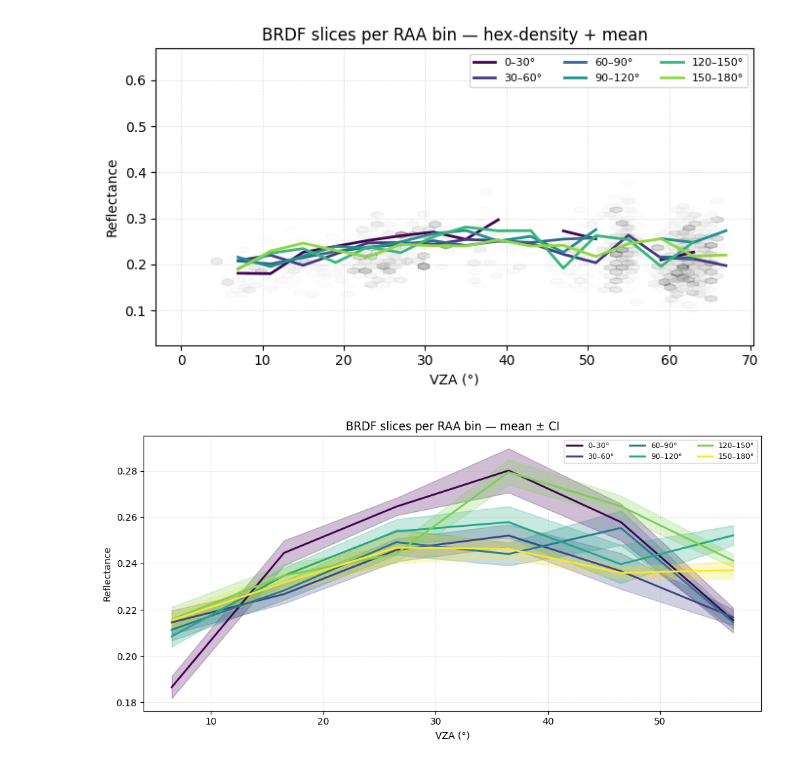
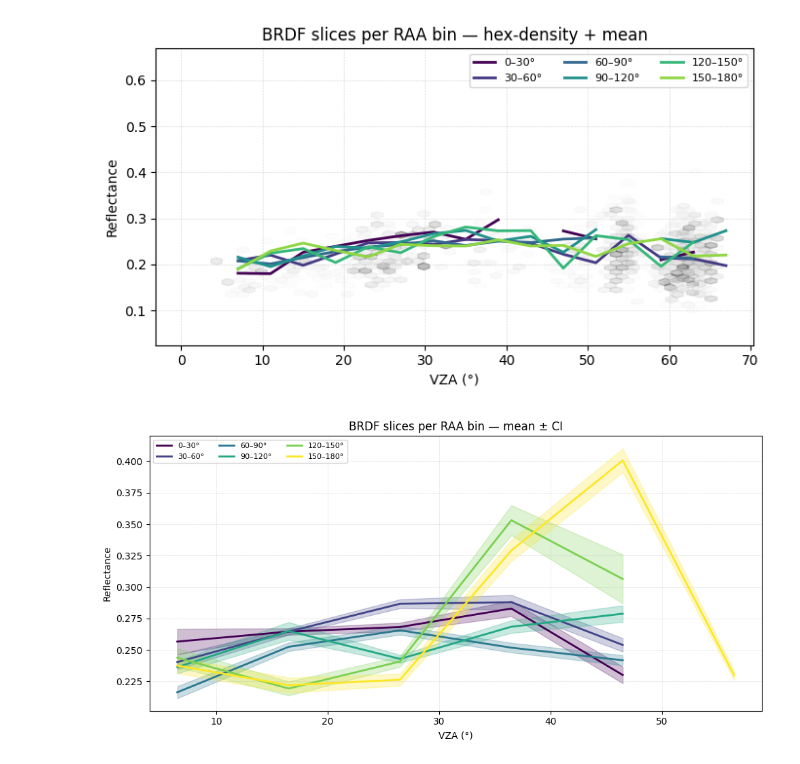
Before and after one commit to ReneHeim/proj_on_uav, a Jupyter notebook: Documentation/Notebooks/Polar Plots.ipynb, the cells around one changed output. Cells and saved outputs as stored; diff of their text form; code cells hidden in the pictures.

```diff
--- a/Documentation/Notebooks/Polar Plots.ipynb
+++ b/Documentation/Notebooks/Polar Plots.ipynb
@@ -5,7 +5,7 @@ import polars as pl
 import scipy as sp
 import sklearn as sk
 # %%
-df = pl.read_parquet(r'D:\20240826_week8\metashape\20241029_products_uav_data\output\extract\polygon_df\plot_10.parquet')
+df = pl.read_parquet(r'D:\20240826_week8\metashape\20241029_products_uav_data\output\extract\polygon_df\plot_14.parquet')
 df =df.drop(['distance_xy','angle_rad','vaa_rad','vaa_temp'])
 df
 # %% [output]
@@ -325,39 +335,50 @@ plt.tight_layout();  plt.show()
 # %% [output]
 [figure]
 # %%
-import numpy as np, matplotlib.pyplot as plt
+df_fit = df.filter((pl.col("NDVI") > 0.8) &
+                   (pl.col("band5").is_finite()) &
+                   (pl.col("band5") < 0.9)) .sample(n=10000, with_replacement=False)
+
+sza = df_fit["sza_deg"].to_numpy()
+vza = df_fit["vza_deg_new"].to_numpy()
+raa = df_fit["raa_deg"].to_numpy()
+R   = df_fit[band].to_numpy()
+
+
+
+
 
 # parameters
 bins_raa   = np.arange(0, 181, 30)
 bins_vza   = np.arange(5, 66, 10)                 # 3° rolling step
 colors     = plt.get_cmap("viridis")(np.linspace(0, 1, len(bins_raa)-1))
 
 plt.figure(figsize=(10, 5))
 
 
 for i, (lo, hi) in enumerate(zip(bins_raa[:-1], bins_raa[1:])):
 
     sel = (raa >= lo) & (raa < hi)
 
     idx = np.digitize(vza[sel], bins_vza) - 1     # map each VZA to a bin
 
     means, sigmas, counts = [], [], []
 
     for b in range(len(bins_vza)-1):
         r = R[sel][idx == b]
         if r.size:                                # skip empty bins
             means.append(r.mean())
             sigmas.append(r.std() / np.sqrt(r.size))
             counts.append(bins_vza[b] + 1.5)      # bin centre
     plt.plot(counts, means, c=colors[i], lw=2, label=f"{lo}–{hi}°")
     plt.fill_between(counts, np.array(means)-sigmas, np.array(means)+sigmas,
                      color=colors[i], alpha=0.25)
 
 plt.xlabel("VZA (°)"); plt.ylabel("Reflectance")
 plt.title("BRDF slices per RAA bin — mean ± CI"); plt.grid(ls=":", lw=0.4)
 plt.legend(ncol=3, fontsize=8); plt.tight_layout(); plt.show()
 # %% [output]
-[figure, old version]
+[figure, new version]
 # %%
 import numpy as np
 import matplotlib.pyplot as plt
```
Also changed, not shown: parts of 10 cells of this notebook, 22 other files.
